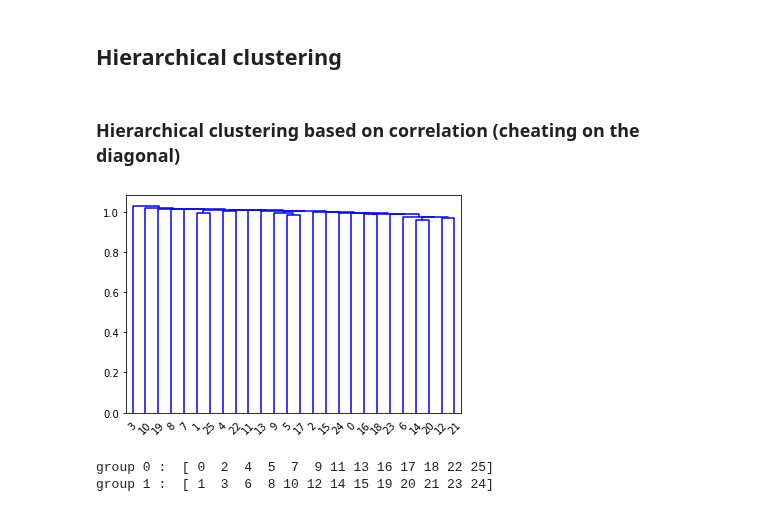
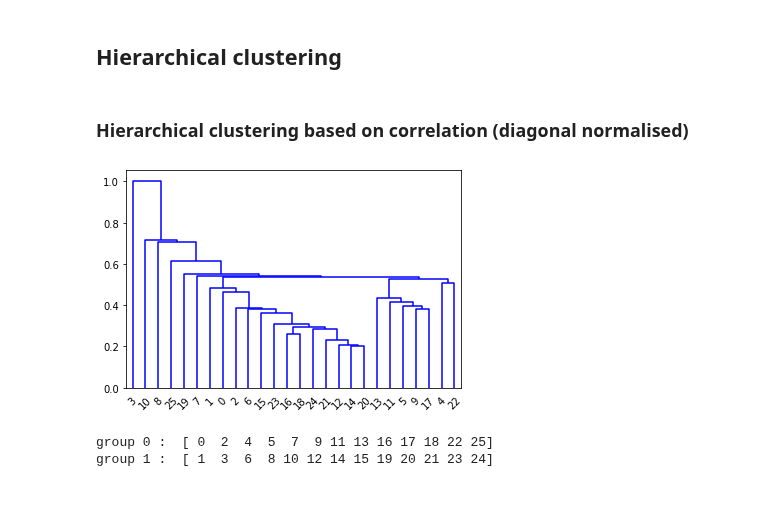
Before and after one commit to alexandremerasli/TFE, a Jupyter notebook: cluster_data.ipynb, the cells around one changed output. Saved outputs shown, nothing was run; the diff lists cells and outputs as text; code cells hidden in the pictures.

```diff
--- a/cluster_data.ipynb
+++ b/cluster_data.ipynb
@@ -78,20 +87,13 @@ condition = removeOutlierVector(condition,20)
 narrative = np.where(condition == 0)[0]
 stimulus = np.where(condition == 1)[0]
 # %%
-# Transform matrix into correlation matrix
-#if ((matrix == ISC_EEG).all()):
-if (False):
-    matrix_norm = np.copy(matrix) / 3
-    matrix_cheat = np.copy(matrix)
-    for i in range(len(matrix)):
-        matrix_cheat[i,i] = 0.05
-else:
-    matrix_norm = np.copy(matrix)
-    for i in range(len(matrix)):
-        matrix_norm[i,i] = 0
-    maxi = np.max(abs(matrix_norm))
-    for i in range(len(matrix)):
-        matrix_norm[i,i] = maxi
+# Change matrix diagonal value (kind of normalisation)
+matrix_norm = np.copy(matrix)
+for i in range(len(matrix)):
+    matrix_norm[i,i] = 0
+maxi = np.max(abs(matrix_norm)) # Max value except from the diagonal
+for i in range(len(matrix)):
+    matrix_norm[i,i] = maxi
 
 # Normalise max value to 1
 matrix_norm = matrix_norm / np.max(abs(matrix_norm))
@@ -127,2 +119,22 @@ for i in range(len(matrix)):
 # %% [markdown]
 ## Bloc modelling / Bi-clustering
+# %%
+from sklearn.cluster import SpectralCoclustering
+
+# Fit the model
+cocluster = SpectralCoclustering(n_clusters=2, random_state=0)
+cocluster.fit(matrix_norm)
+'''
+score = consensus_score(model.biclusters_,
+                        (rows[:, row_idx], columns[:, col_idx]))
+
+print("consensus score: {:.3f}".format(score))
+'''
+fit_data = matrix_norm[np.argsort(cocluster.row_labels_)]
+fit_data = fit_data[:, np.argsort(cocluster.column_labels_)]
+
+# Show results
+plt.matshow(fit_data, cmap=plt.cm.Blues)
+plt.title("After biclustering; rearranged to show biclusters")
+plt.colorbar()
+plt.show()
@@ -165,19 +152,15 @@ plt.show()
 # %% [markdown]
 ## Hierarchical clustering
 # %% [markdown]
-### Hierarchical clustering based on correlation (cheating on the diagonal)
+### Hierarchical clustering based on correlation (diagonal normalised)
 # %%
 from scipy.cluster.hierarchy import dendrogram, linkage
 
-for i in range(len(matrix)):
-    matrix_cheat[i,i] = 1
-
-matrix_norm = matrix_cheat / 1
 Z=linkage(matrix_norm, 'single', 'correlation')
 dendrogram(Z, color_threshold=0)
 plt.show()
 # %% [output]
-[figure, old version]
+[figure, new version]
 # %%
 print("group 0 : ",narrative)
 print("group 1 : ",stimulus)
```
Also changed, not shown: parts of 26 cells of this notebook.
